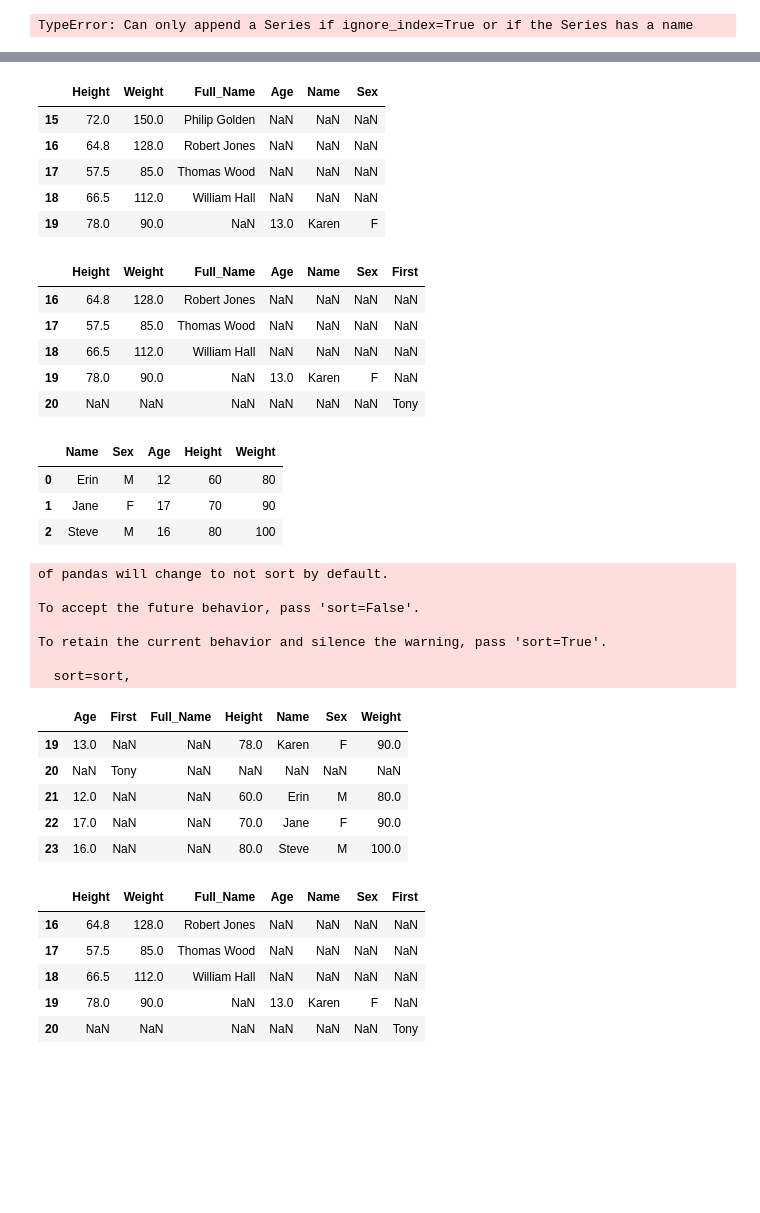
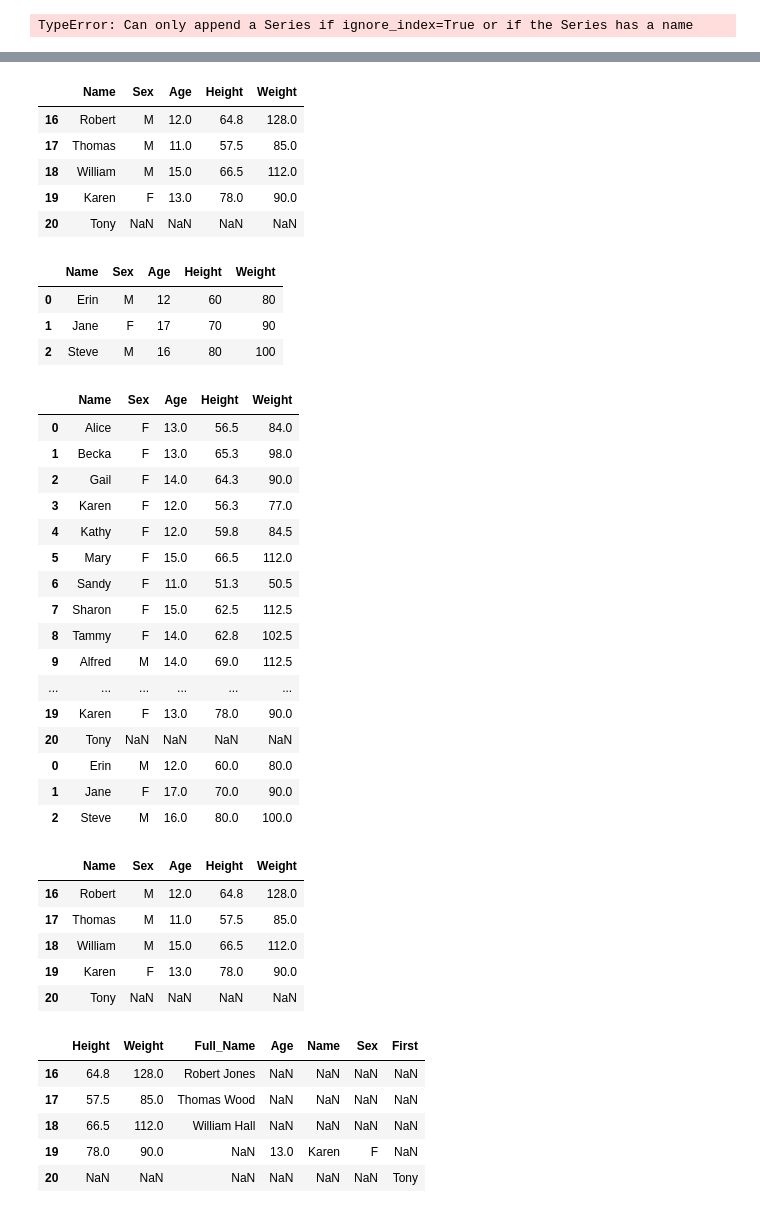
Before and after one commit to User-zwj/Pandas-Practice, a Jupyter notebook: Pandas_20200622.ipynb, the cells around one changed output, grey strips where cells are left out. Drawn from its saved outputs; the diff is of its cells as text; code cells hidden in the pictures; blank space fills up the shorter version.

```diff
--- a/Pandas_20200622.ipynb
+++ b/Pandas_20200622.ipynb
@@ -268,7 +354,7 @@ df2.tail()
 # %% [markdown]
 ## Add and remove rows
 # %%
-# df2 = pd.read_table('exam0203.txt',delim_whitespace=True)
+df2 = pd.read_table('exam0203.txt',delim_whitespace=True)
 # %%
 df2.tail()
 # %% [output]
@@ -291,8 +377,8 @@ df2.tail()
 | 18 | 66.5 | 112.0 | William Hall | NaN | NaN | NaN |
 | 19 | 78.0 | 90.0 | NaN | 13.0 | Karen | F |
 # %%
-df2.append({'First':'Tony'})
+df2.append({'Name':'Tony'})
 # %% [output]
 TypeError: Can only append a Series if ignore_index=True or if the Series has a name
 # %%
-df2.append({'First':'Tony'}, ignore_index=True)
+df2 = df2.append({'Name':'Tony'}, ignore_index=True)
@@ -317,22 +385,12 @@ df2.append({'First':'Tony'}, ignore_index=True)
 # %%
 df2.tail()
 # %% [output]
-|  | Height | Weight | Full_Name | Age | Name | Sex |
-| 15 | 72.0 | 150.0 | Philip Golden | NaN | NaN | NaN |
-| 16 | 64.8 | 128.0 | Robert Jones | NaN | NaN | NaN |
-| 17 | 57.5 | 85.0 | Thomas Wood | NaN | NaN | NaN |
-| 18 | 66.5 | 112.0 | William Hall | NaN | NaN | NaN |
-| 19 | 78.0 | 90.0 | NaN | 13.0 | Karen | F |
+|  | Name | Sex | Age | Height | Weight |
+| 16 | Robert | M | 12.0 | 64.8 | 128.0 |
+| 17 | Thomas | M | 11.0 | 57.5 | 85.0 |
+| 18 | William | M | 15.0 | 66.5 | 112.0 |
+| 19 | Karen | F | 13.0 | 78.0 | 90.0 |
+| 20 | Tony | NaN | NaN | NaN | NaN |
-# %%
-df2 = df2.append({'First':'Tony'}, ignore_index=True) #inplace not working for this one
-df2.tail()
-# %% [output]
-|  | Height | Weight | Full_Name | Age | Name | Sex | First |
-| 16 | 64.8 | 128.0 | Robert Jones | NaN | NaN | NaN | NaN |
-| 17 | 57.5 | 85.0 | Thomas Wood | NaN | NaN | NaN | NaN |
-| 18 | 66.5 | 112.0 | William Hall | NaN | NaN | NaN | NaN |
-| 19 | 78.0 | 90.0 | NaN | 13.0 | Karen | F | NaN |
-| 20 | NaN | NaN | NaN | NaN | NaN | NaN | Tony |
 # %%
 df3 = pd.DataFrame({'Name':['Erin','Jane','Steve'], 'Sex':['M','F','M'], \
                     'Age':[12,17,16], 'Height':[60,70,80],\
@@ -344,21 +402,34 @@ df3
 | 1 | Jane | F | 17 | 70 | 90 |
 | 2 | Steve | M | 16 | 80 | 100 |
 # %%
-df2.append(df3, ignore_index=True).tail()
+df2.append(df3)
 # %% [output]
-of pandas will change to not sort by default.
-
-To accept the future behavior, pass 'sort=False'.
-
-To retain the current behavior and silence the warning, pass 'sort=True'.
-
-  sort=sort,
-|  | Age | First | Full_Name | Height | Name | Sex | Weight |
-| 19 | 13.0 | NaN | NaN | 78.0 | Karen | F | 90.0 |
-| 20 | NaN | Tony | NaN | NaN | NaN | NaN | NaN |
-| 21 | 12.0 | NaN | NaN | 60.0 | Erin | M | 80.0 |
-| 22 | 17.0 | NaN | NaN | 70.0 | Jane | F | 90.0 |
-| 23 | 16.0 | NaN | NaN | 80.0 | Steve | M | 100.0 |
+|  | Name | Sex | Age | Height | Weight |
+| 0 | Alice | F | 13.0 | 56.5 | 84.0 |
+| 1 | Becka | F | 13.0 | 65.3 | 98.0 |
+| 2 | Gail | F | 14.0 | 64.3 | 90.0 |
+| 3 | Karen | F | 12.0 | 56.3 | 77.0 |
+| 4 | Kathy | F | 12.0 | 59.8 | 84.5 |
+| 5 | Mary | F | 15.0 | 66.5 | 112.0 |
+| 6 | Sandy | F | 11.0 | 51.3 | 50.5 |
+| 7 | Sharon | F | 15.0 | 62.5 | 112.5 |
+| 8 | Tammy | F | 14.0 | 62.8 | 102.5 |
+| 9 | Alfred | M | 14.0 | 69.0 | 112.5 |
+| ... | ... | ... | ... | ... | ... |
+| 19 | Karen | F | 13.0 | 78.0 | 90.0 |
+| 20 | Tony | NaN | NaN | NaN | NaN |
+| 0 | Erin | M | 12.0 | 60.0 | 80.0 |
+| 1 | Jane | F | 17.0 | 70.0 | 90.0 |
+| 2 | Steve | M | 16.0 | 80.0 | 100.0 |
+# %%
+df2.tail()
+# %% [output]
+|  | Name | Sex | Age | Height | Weight |
+| 16 | Robert | M | 12.0 | 64.8 | 128.0 |
+| 17 | Thomas | M | 11.0 | 57.5 | 85.0 |
+| 18 | William | M | 15.0 | 66.5 | 112.0 |
+| 19 | Karen | F | 13.0 | 78.0 | 90.0 |
+| 20 | Tony | NaN | NaN | NaN | NaN |
 # %%
 df2.tail()
 # %% [output]
```
Also changed, not shown: parts of 29 cells of this notebook.
